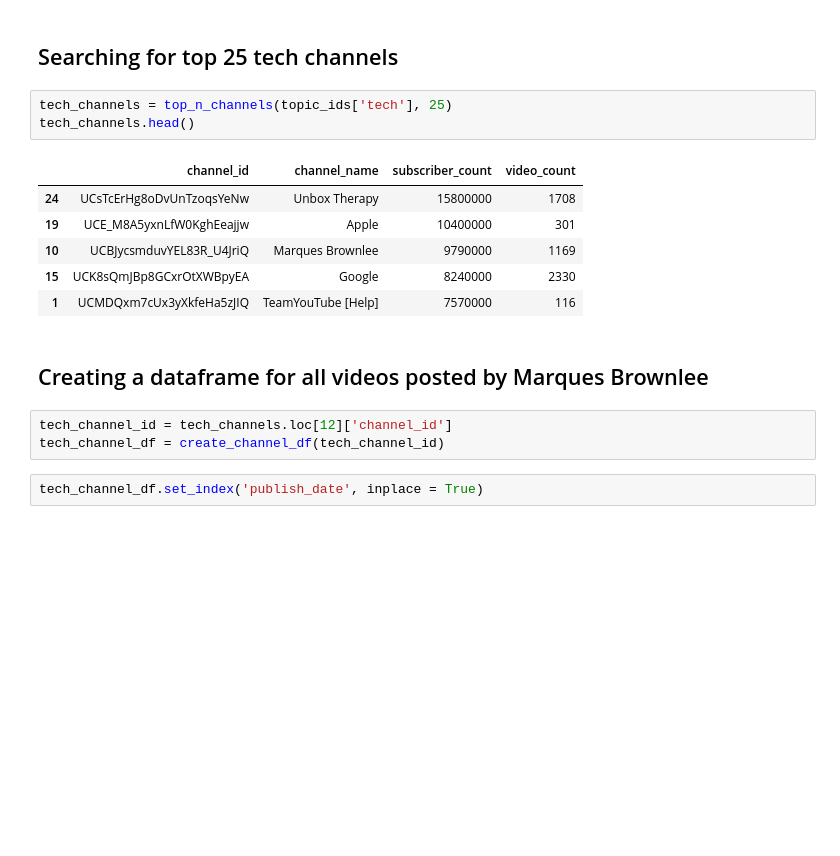
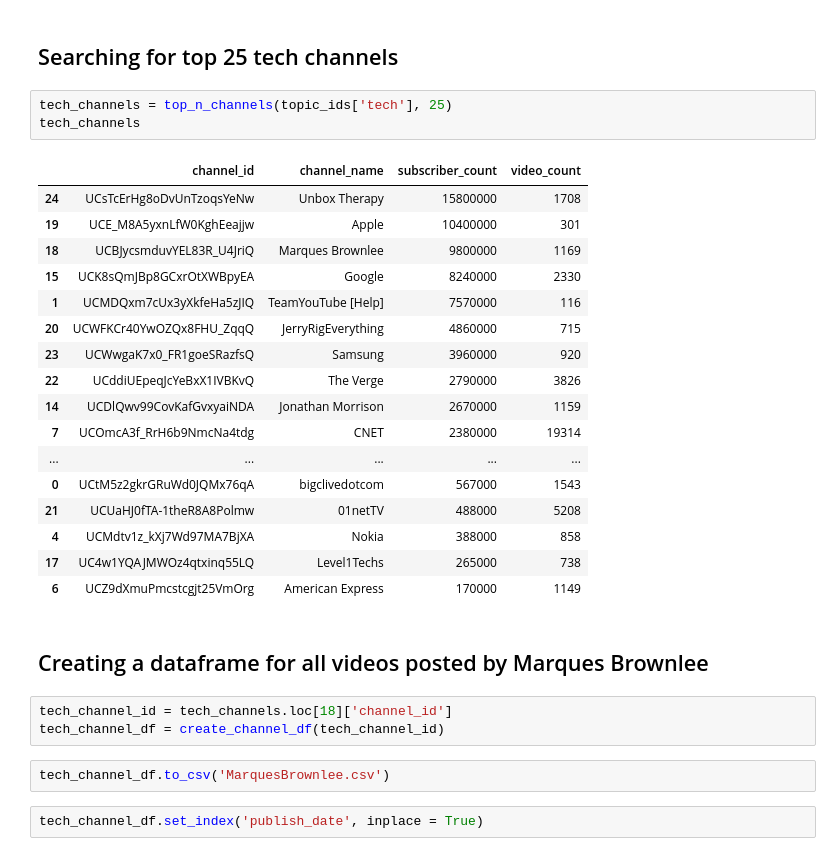
Before and after one commit to Carterbouley/flatiron-mod_4, a Jupyter notebook: index.ipynb, the cells around one changed output. Cells and saved outputs as stored; diff of their text form; blank space fills up the shorter version.

```diff
--- a/index.ipynb
+++ b/index.ipynb
@@ -111,18 +111,31 @@ topic_ids = {'football': '/m/02vx4', 'boxing': '/m/01cgz',
 ## Searching for top 25 tech channels
 # %%
 tech_channels = top_n_channels(topic_ids['tech'], 25)
-tech_channels.head()
+tech_channels
 # %% [output]
 |  | channel_id | channel_name | subscriber_count | video_count |
 | 24 | UCsTcErHg8oDvUnTzoqsYeNw | Unbox Therapy | 15800000 | 1708 |
 | 19 | UCE_M8A5yxnLfW0KghEeajjw | Apple | 10400000 | 301 |
-| 10 | UCBJycsmduvYEL83R_U4JriQ | Marques Brownlee | 9790000 | 1169 |
+| 18 | UCBJycsmduvYEL83R_U4JriQ | Marques Brownlee | 9800000 | 1169 |
 | 15 | UCK8sQmJBp8GCxrOtXWBpyEA | Google | 8240000 | 2330 |
 | 1 | UCMDQxm7cUx3yXkfeHa5zJIQ | TeamYouTube [Help] | 7570000 | 116 |
+| 20 | UCWFKCr40YwOZQx8FHU_ZqqQ | JerryRigEverything | 4860000 | 715 |
+| 23 | UCWwgaK7x0_FR1goeSRazfsQ | Samsung | 3960000 | 920 |
+| 22 | UCddiUEpeqJcYeBxX1IVBKvQ | The Verge | 2790000 | 3826 |
+| 14 | UCDlQwv99CovKafGvxyaiNDA | Jonathan Morrison | 2670000 | 1159 |
+| 7 | UCOmcA3f_RrH6b9NmcNa4tdg | CNET | 2380000 | 19314 |
+| ... | ... | ... | ... | ... |
+| 0 | UCtM5z2gkrGRuWd0JQMx76qA | bigclivedotcom | 567000 | 1543 |
+| 21 | UCUaHJ0fTA-1theR8A8Polmw | 01netTV | 488000 | 5208 |
+| 4 | UCMdtv1z_kXj7Wd97MA7BjXA | Nokia | 388000 | 858 |
+| 17 | UC4w1YQAJMWOz4qtxinq55LQ | Level1Techs | 265000 | 738 |
+| 6 | UCZ9dXmuPmcstcgjt25VmOrg | American Express | 170000 | 1149 |
 # %% [markdown]
 ## Creating a dataframe for all videos posted by Marques Brownlee
 # %%
-tech_channel_id = tech_channels.loc[12]['channel_id']
+tech_channel_id = tech_channels.loc[18]['channel_id']
 tech_channel_df = create_channel_df(tech_channel_id)
+# %%
+tech_channel_df.to_csv('MarquesBrownlee.csv')
 # %%
 tech_channel_df.set_index('publish_date', inplace = True)
```
Also changed, not shown: parts of 20 cells of this notebook, 5 other files.
